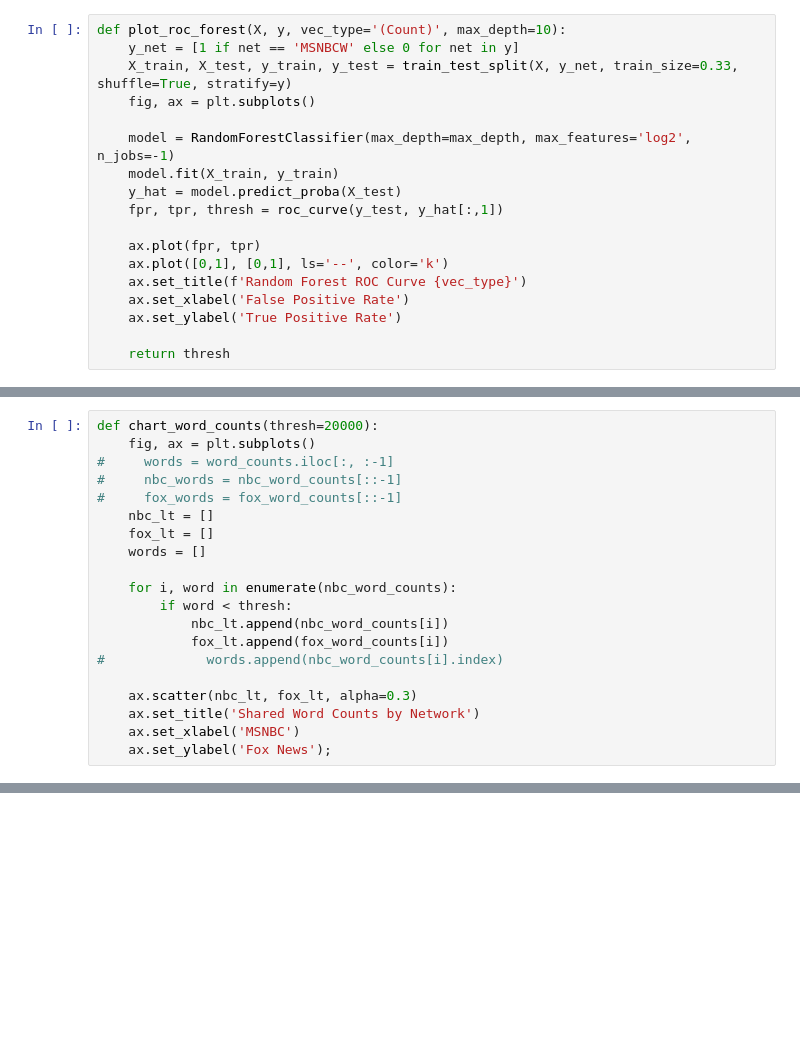
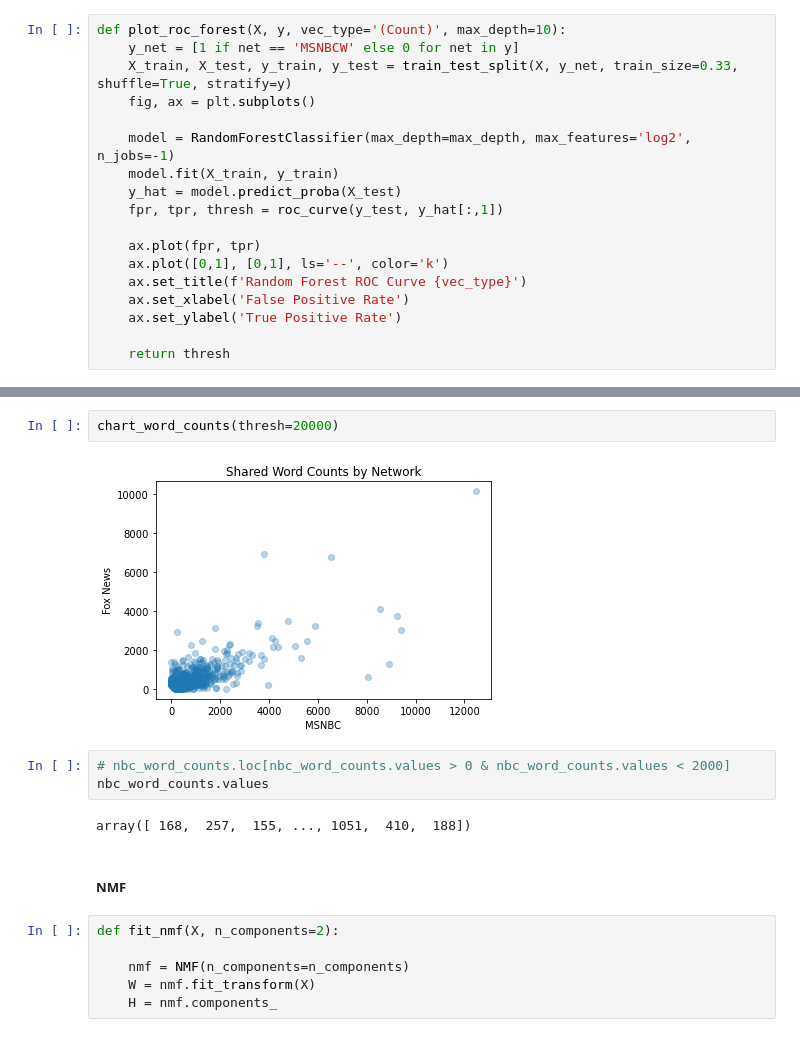
Before and after one commit to leckieje/chyrons_nlp, a Jupyter notebook: chyrons_book.ipynb, the cells around one changed output, grey strips where cells are left out. Drawn from its saved outputs; the diff is of its cells as text; blank space fills up the shorter version.

```diff
--- a/chyrons_book.ipynb
+++ b/chyrons_book.ipynb
@@ -1086,20 +852,0 @@ len(xs), len(fox_words.sum()), len(nbc_words.sum())
-# %%
-def chart_word_counts(thresh=20000):
-    fig, ax = plt.subplots()
-#     words = word_counts.iloc[:, :-1]
-#     nbc_words = nbc_word_counts[::-1]
-#     fox_words = fox_word_counts[::-1]
-    nbc_lt = []
-    fox_lt = []
-    words = []
-
-    for i, word in enumerate(nbc_word_counts):
-        if word < thresh:
-            nbc_lt.append(nbc_word_counts[i])
-            fox_lt.append(fox_word_counts[i])
-#             words.append(nbc_word_counts[i].index)
-
-    ax.scatter(nbc_lt, fox_lt, alpha=0.3)
-    ax.set_title('Shared Word Counts by Network')
-    ax.set_xlabel('MSNBC')
-    ax.set_ylabel('Fox News');
@@ -1122,0 +1108,17 @@ def fit_nmf(X, n_components=2):
+# %%
+chart_word_counts(thresh=20000)
+# %% [output]
+[figure, added]
+# %%
+# nbc_word_counts.loc[nbc_word_counts.values > 0 & nbc_word_counts.values < 2000]
+nbc_word_counts.values
+# %% [output]
+array([ 168,  257,  155, ..., 1051,  410,  188])
+# %% [markdown]
+##### NMF
+# %%
+def fit_nmf(X, n_components=2):
+
+    nmf = NMF(n_components=n_components)
+    W = nmf.fit_transform(X)
+    H = nmf.components_
```
Also changed, not shown: parts of 92 cells of this notebook, 2 other files.
